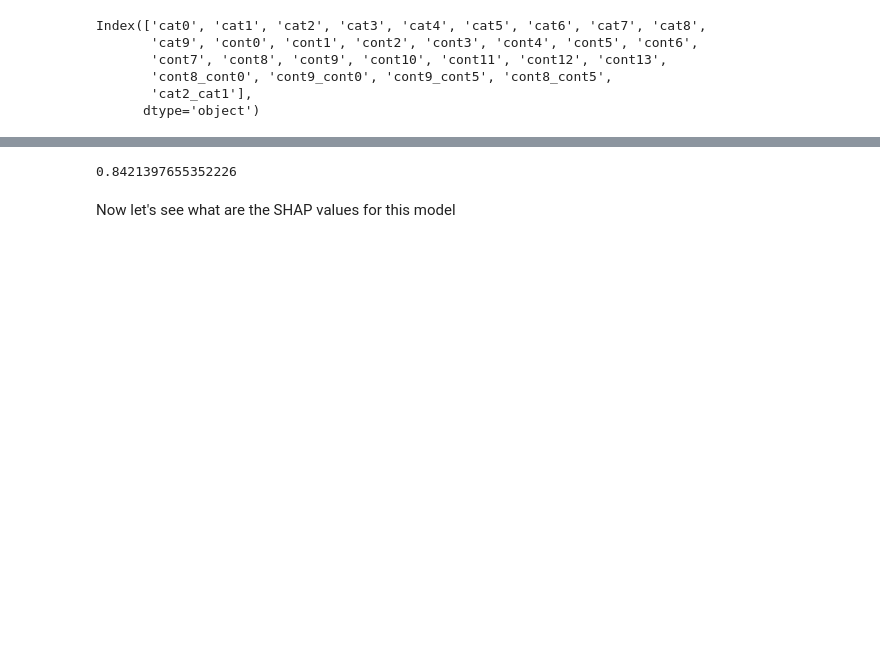
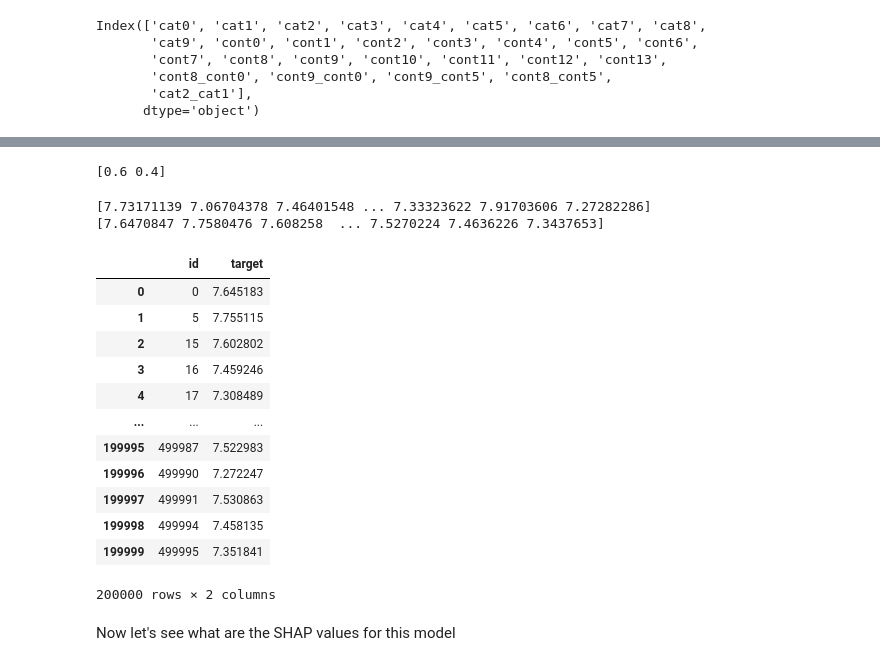
Before and after one commit to darkmatter2222/Kaggle_Tabular_Playground_Series-ML, a Jupyter notebook: Feb-2021/notebooks/tps-02-21-feature-importance-with-xgboost-and-shap.ipynb, the cells around one changed output, grey strips where cells are left out. Saved outputs shown, nothing was run; the diff lists cells and outputs as text; code cells hidden in the pictures; blank space fills up the shorter version.

```diff
--- a/Feb-2021/notebooks/tps-02-21-feature-importance-with-xgboost-and-shap.ipynb
+++ b/Feb-2021/notebooks/tps-02-21-feature-importance-with-xgboost-and-shap.ipynb
@@ -321,10 +324,56 @@ mean_squared_error(train_oof_2, target, squared=False)
-# %%
-mean_squared_error(0.5*train_oof+0.5*train_oof_2, target, squared=False)
-# %% [output]
-0.8421397655352226
+# %%
+def multichoose(n,k):
+    if k < 0 or n < 0: return "Error"
+    if not k: return [[0]*n]
+    if not n: return []
+    if n == 1: return [[k]]
+    return [[0]+val for val in multichoose(n-1,k)] + \
+        [[val[0]+1]+val[1:] for val in multichoose(n,k-1)]
+# %%
+weights_cluster = np.array(multichoose(2,10))/10
+
+best_score = 100
+best_weight = []
+
+for w in weights_cluster:
+    score = mean_squared_error(w[0]*train_oof+w[1]*train_oof_2, target, squared=False)
+    if score < best_score:
+        best_score = score
+        best_weight = w
+
+print(best_weight)
+# %% [output]
+[0.6 0.4]
 # %%
-np.save('train_oof_2', train_oof_2)
-np.save('test_preds_2', test_preds_2)
+np.save('..\\kaggle_data\\xgb_train_oof_with_shap', train_oof_2)
+np.save('..\\kaggle_data\\xgb_test_preds_with_shap', test_preds_2)
+print(train_oof)
+print(test_preds)
+# %% [output]
+[7.73171139 7.06704378 7.46401548 ... 7.33323622 7.91703606 7.27282286]
+[7.6470847 7.7580476 7.608258  ... 7.5270224 7.4636226 7.3437653]
+# %%
+sub['target'] = best_weight[0]*test_preds+best_weight[1]*test_preds_2
+from datetime import datetime
+dt_string = datetime.now().strftime("%d-%m-%Y_%H-%M-%S")
+
+sub.to_csv(f'..\\kaggle_data\\{dt_string}_submission.csv', index=False)
+# %%
+sub
+# %% [output]
+|  | id | target |
+| 0 | 0 | 7.645183 |
+| 1 | 5 | 7.755115 |
+| 2 | 15 | 7.602802 |
+| 3 | 16 | 7.459246 |
+| 4 | 17 | 7.308489 |
+| ... | ... | ... |
+| 199995 | 499987 | 7.522983 |
+| 199996 | 499990 | 7.272247 |
+| 199997 | 499991 | 7.530863 |
+| 199998 | 499994 | 7.458135 |
+| 199999 | 499995 | 7.351841 |
+200000 rows × 2 columns
 # %% [markdown]
 Now let's see what are the SHAP values for this model
 # %%
```
Also changed, not shown: parts of 25 cells of this notebook, 2 other files.
